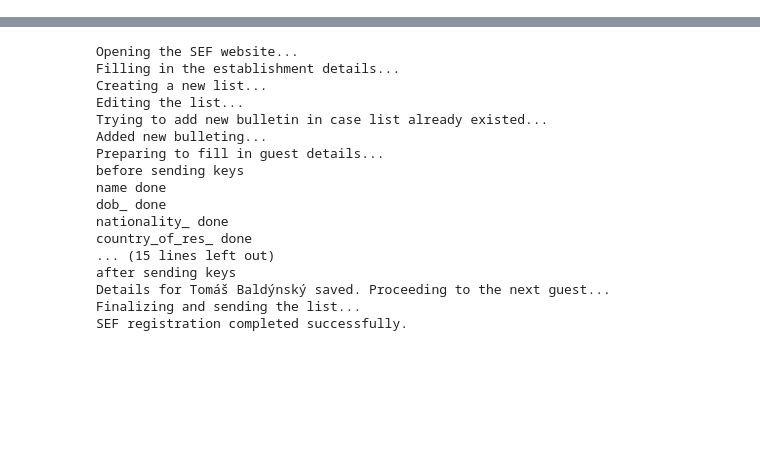
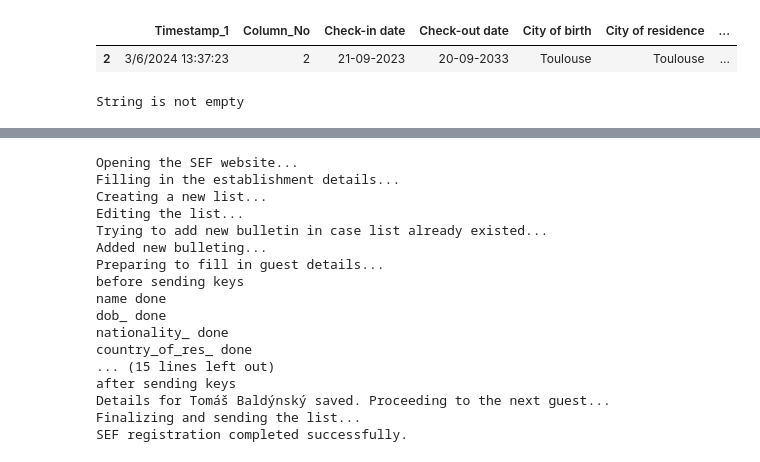
Before and after one commit to contenrico/your-casinha-public, a Jupyter notebook: test.ipynb, the cells around one changed output, grey strips where cells are left out. Cells and saved outputs as stored; diff of their text form; code cells hidden in the pictures; blank space fills up the shorter version.

```diff
--- a/test.ipynb
+++ b/test.ipynb
@@ -8,2 +27,35 @@ clean_sheet()
+# %%
+# Get the form responses
+get_form()
+clean_df = clean_sheet()
+
+def filter_df_on_name(clean_df, first_name=None, last_name=None):
+
+    # Filter the DataFrame based on combinations of first and last name
+    if first_name and last_name:
+        filtered_df = clean_df[(clean_df['First name'] == first_name) & (clean_df['Last name'] == last_name)]
+    elif first_name:
+        filtered_df = clean_df[clean_df['First name'] == first_name]
+    elif last_name:
+        filtered_df = clean_df[clean_df['Last name'] == last_name]
+    else:
+        filtered_df = clean_df
+
+    return filtered_df
+
+# filter_df_on_name(clean_df, first_name='Lucie', last_name=None)
+# filter_df_on_name(clean_df, first_name=None, last_name='Hazan')
+# filter_df_on_name(clean_df, first_name='Lucie', last_name='Hazan')
+filter_df_on_name(clean_df, first_name='Lucie', last_name='Hazan')
+# %% [output]
+|  | Timestamp_1 | Column_No | Check-in date | Check-out date | City of birth | City of residence | ... |
+| 2 | 3/6/2024 13:37:23 | 2 | 21-09-2023 | 20-09-2033 | Toulouse | Toulouse | ... |
+# %%
+string = ''
+
+if not string:
+    print('String is not empty')
+# %% [output]
+String is not empty
 # %%
 import json
```
Also changed, not shown: parts of 3 cells of this notebook, 5 other files.
